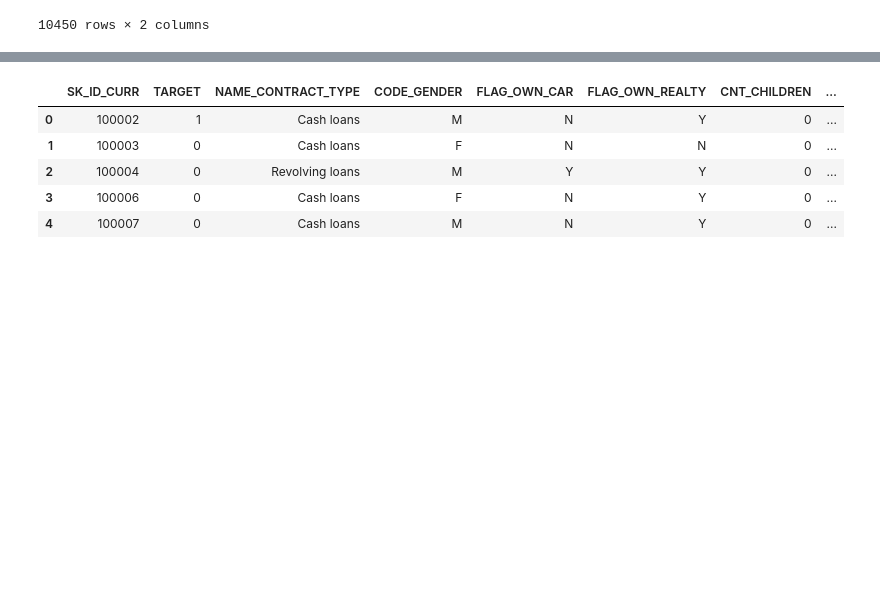
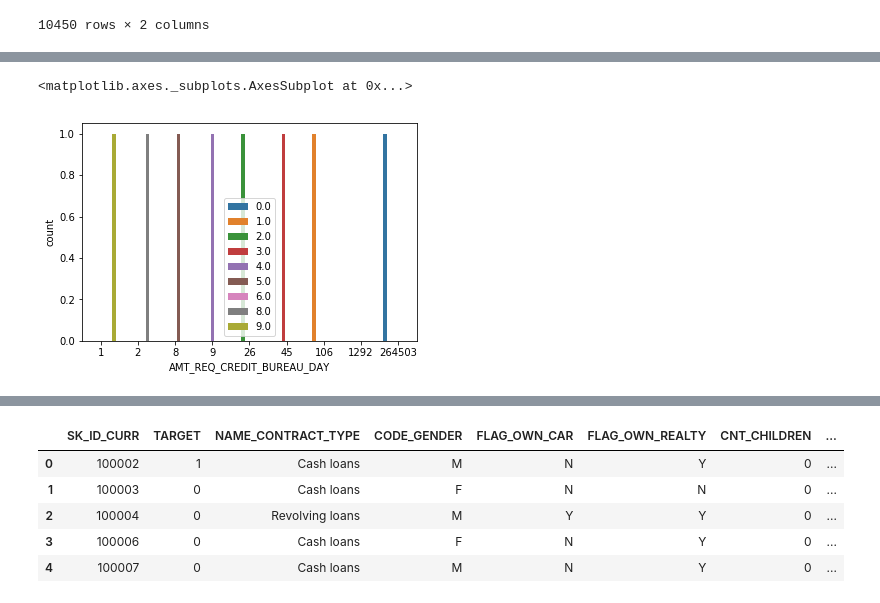
Before and after one commit to RajatChaudhari/HomeCreditDefaultRisk, a Jupyter notebook: HCDR2.ipynb, the cells around one changed output, grey strips where cells are left out. Saved outputs shown, nothing was run; the diff lists cells and outputs as text; code cells hidden in the pictures; blank space fills up the shorter version.

```diff
--- a/HCDR2.ipynb
+++ b/HCDR2.ipynb
@@ -318,0 +410,5 @@ TypeError: index() takes at least 1 argument (0 given)
+# %%
+sns.countplot(x=apptrainOG["AMT_REQ_CREDIT_BUREAU_DAY"].value_counts(),hue=apptrainOG["AMT_REQ_CREDIT_BUREAU_DAY"].unique())
+# %% [output]
+<matplotlib.axes._subplots.AxesSubplot at 0x...>
+[figure, added]
```
Also changed, not shown: parts of 57 cells of this notebook.
